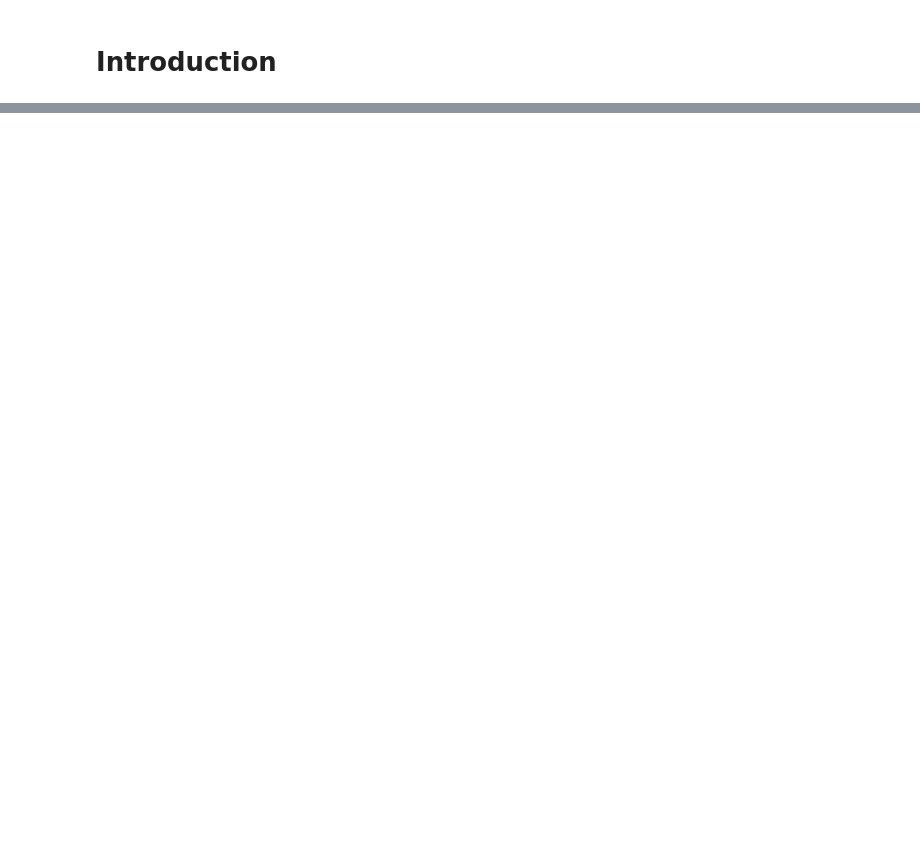
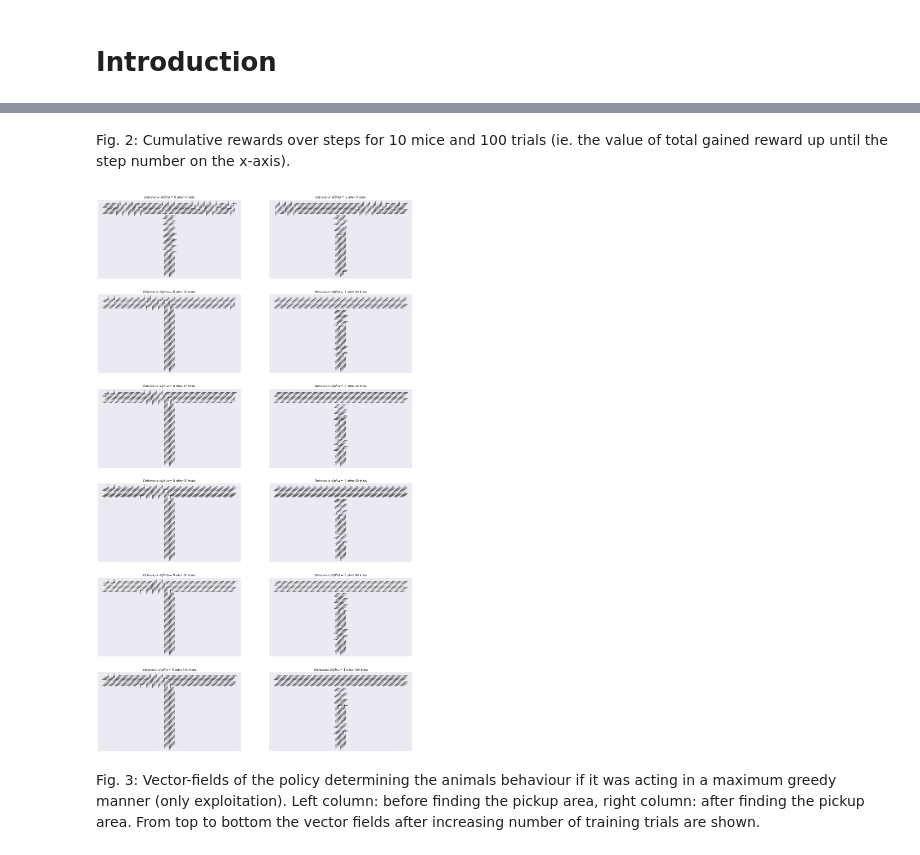
Before and after one commit to imLew/MHBF-project, a Jupyter notebook: RL-miniproject-report.ipynb, the cells around one changed output, grey strips where cells are left out. Cells and saved outputs as stored; diff of their text form; code cells hidden in the pictures; blank space fills up the shorter version.

```diff
--- a/RL-miniproject-report.ipynb
+++ b/RL-miniproject-report.ipynb
@@ -10,0 +48,8 @@ from sarsa_demo import *
+# %% [markdown]
+Fig. 2: Cumulative rewards over steps for 10 mice and 100 trials (ie. the value of total gained reward up until the step number on the x-axis).
+# %%
+plot_vectorfield(Agent)
+# %% [output]
+[figure, added]
+# %% [markdown]
+Fig. 3: Vector-fields of the policy determining the animals behaviour if it was acting in a maximum greedy manner (only exploitation). Left column: before finding the pickup area, right column: after finding the pickup area. From top to bottom the vector fields after increasing number of training trials are shown.
```
Also changed, not shown: parts of 9 cells of this notebook, 2 other files.
